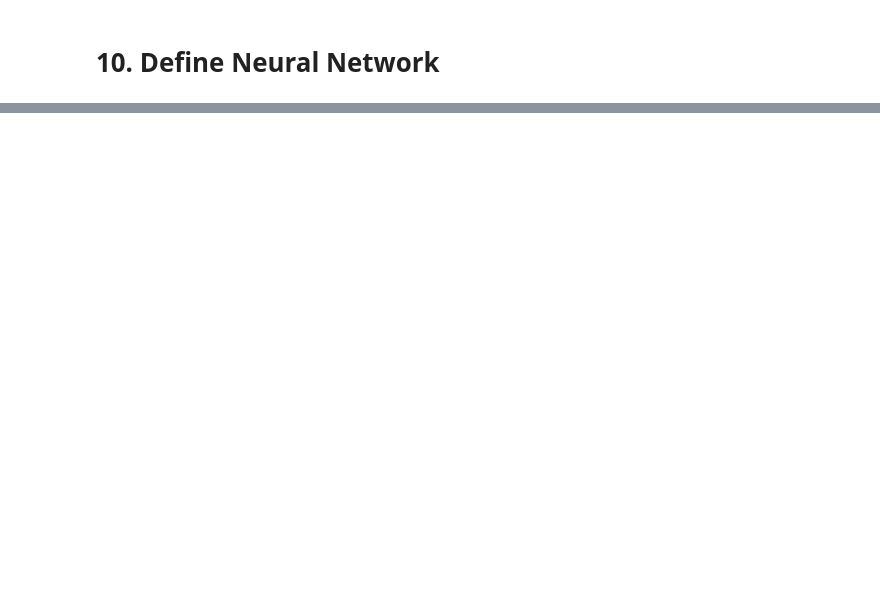
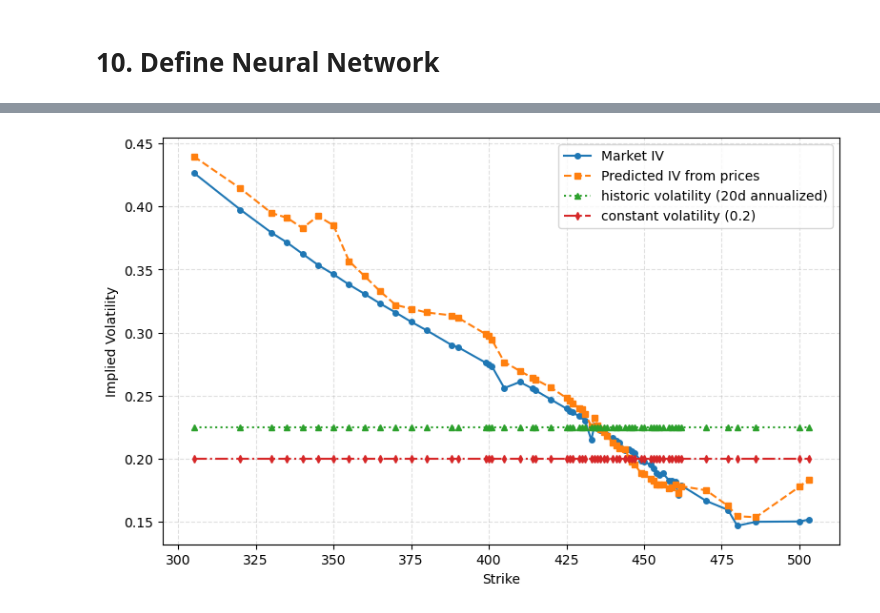
Before and after one commit to VictorFRasmussen/Neural-Networks-in-Finance, a Jupyter notebook: Options_pricing.ipynb, the cells around one changed output, grey strips where cells are left out. Drawn from its saved outputs; the diff is of its cells as text; code cells hidden in the pictures; blank space fills up the shorter version.

```diff
--- a/Options_pricing.ipynb
+++ b/Options_pricing.ipynb
@@ -817,0 +896,3 @@ prediction_table.head(n=10)
+# %%
+plot_df['vol'] = 0.2
+plot_df.head()
@@ -817,0 +907,62 @@ prediction_table.head(n=10)
+# %%
+import matplotlib.pyplot as plt
+
+# 1) Sort by strike so all curves connect in ascending-strike order
+df_sorted = plot_df.sort_values("STRIKE")
+
+# 2) Extract x and the four y-series
+x      = df_sorted["STRIKE"]
+y_true = df_sorted["P_IV"]            # market IV
+y_pred = df_sorted["Predicted Price"]    # your first model
+y_2    = df_sorted["vol_20d_annual"]  # second model column
+y_3    = df_sorted["vol"]  # third model column
+
+# 3) Create the figure
+plt.figure(figsize=(8, 5))
+
+# Plot each curve with its own style/label
+plt.plot(
+    x,
+    y_true,
+    marker="o",
+    linestyle="-",
+    markersize=4,
+    label="Market IV"
+)
+plt.plot(
+    x,
+    y_pred,
+    marker="s",
+    linestyle="--",
+    markersize=4,
+    label="Predicted IV from prices"
+)
+plt.plot(
+    x,
+    y_2,
+    marker="^",
+    linestyle=":",
+    markersize=4,
+    label="historic volatility (20d annualized)"
+)
+plt.plot(
+    x,
+    y_3,
+    marker="d",
+    linestyle="-.",
+    markersize=4,
+    label="constant volatility (0.2)"
+)
+
+# 4) Labels, title, grid
+plt.xlabel("Strike")
+plt.ylabel("Implied Volatility")
+plt.grid(True, linestyle="--", alpha=0.4)
+
+# 5) Legend to distinguish all four lines
+plt.legend()
+
+plt.tight_layout()
+plt.show()
+# %% [output]
+[figure, added]
```
Also changed, not shown: parts of 37 cells of this notebook, 6 other files.
